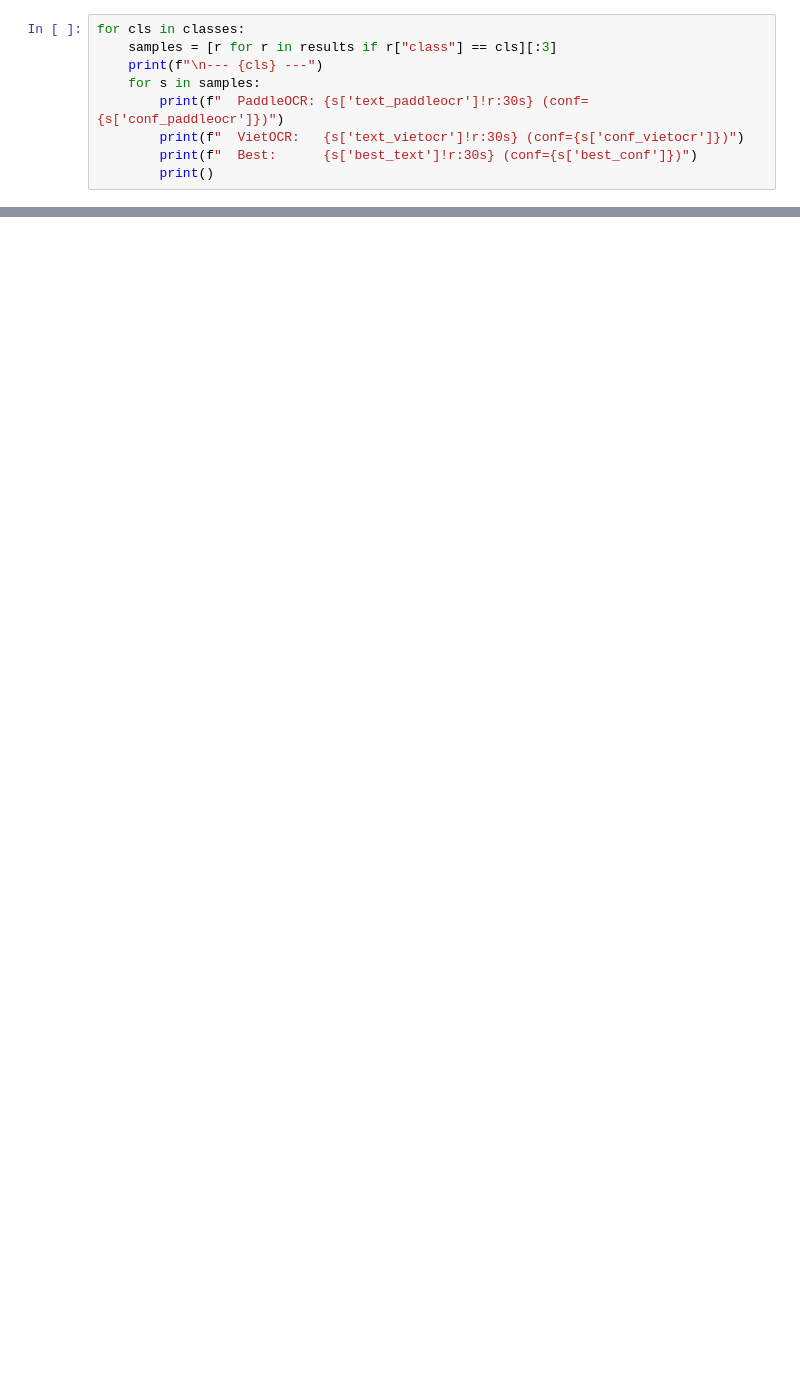
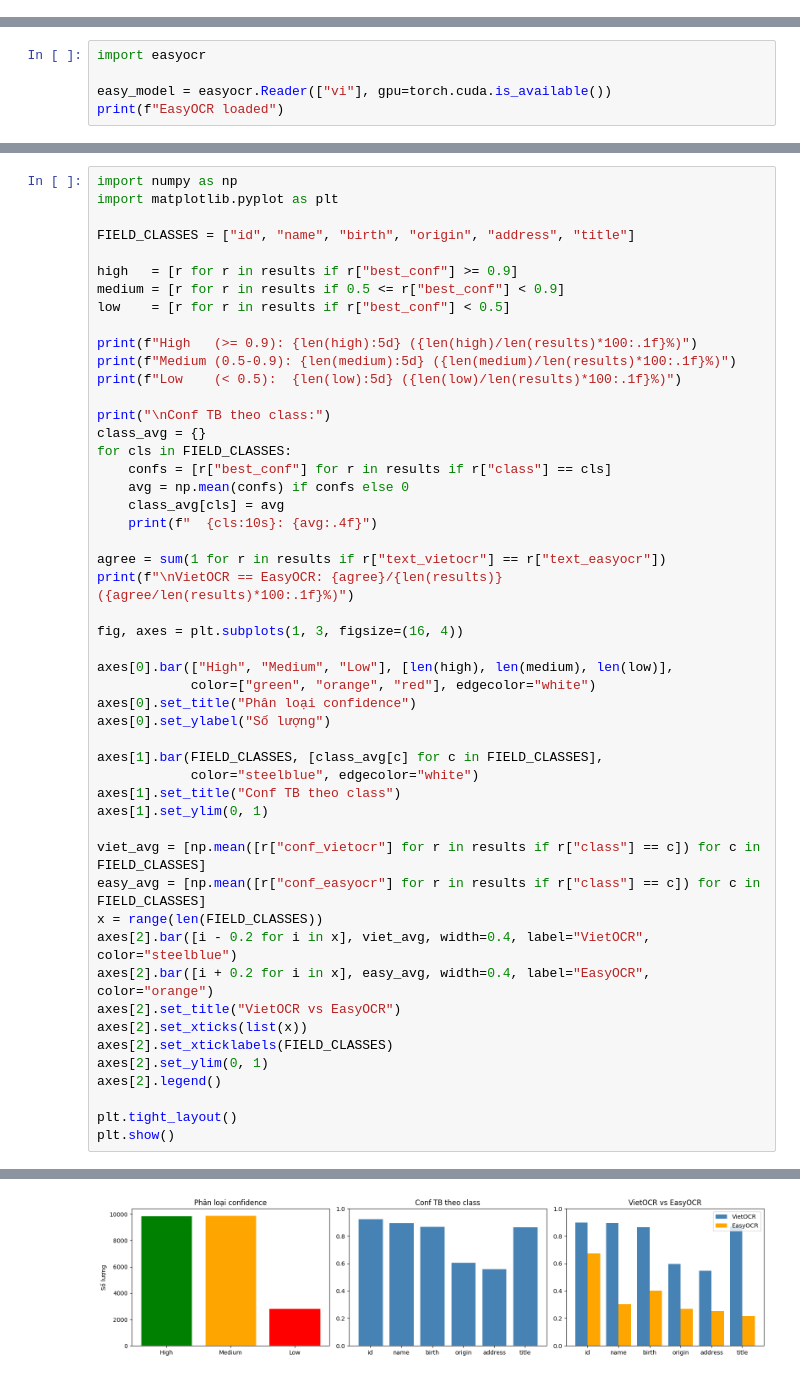
Before and after one commit to Datbadboiz11/Vietnamese-CCCD-Information-Extraction-System, a Jupyter notebook: scripts/generate_pseudo_labels.ipynb, the cells around one changed output, grey strips where cells are left out. Drawn from its saved outputs; the diff is of its cells as text; blank space fills up the shorter version.

```diff
--- a/scripts/generate_pseudo_labels.ipynb
+++ b/scripts/generate_pseudo_labels.ipynb
@@ -229,9 +0,0 @@ Confidence trung binh theo class
-# %%
-for cls in classes:
-    samples = [r for r in results if r["class"] == cls][:3]
-    print(f"\n--- {cls} ---")
-    for s in samples:
-        print(f"  PaddleOCR: {s['text_paddleocr']!r:30s} (conf={s['conf_paddleocr']})")
-        print(f"  VietOCR:   {s['text_vietocr']!r:30s} (conf={s['conf_vietocr']})")
-        print(f"  Best:      {s['best_text']!r:30s} (conf={s['best_conf']})")
-        print()
@@ -264,0 +84,5 @@ files.download(str(OUT_PATH))   # pseudo_labels.jsonl
+# %%
+import easyocr
+
+easy_model = easyocr.Reader(["vi"], gpu=torch.cuda.is_available())
+print(f"EasyOCR loaded")
@@ -264,0 +175,51 @@ files.download(str(OUT_PATH))   # pseudo_labels.jsonl
+# %%
+import numpy as np
+import matplotlib.pyplot as plt
+
+FIELD_CLASSES = ["id", "name", "birth", "origin", "address", "title"]
+
+high   = [r for r in results if r["best_conf"] >= 0.9]
+medium = [r for r in results if 0.5 <= r["best_conf"] < 0.9]
+low    = [r for r in results if r["best_conf"] < 0.5]
+
+print(f"High   (>= 0.9): {len(high):5d} ({len(high)/len(results)*100:.1f}%)")
+print(f"Medium (0.5-0.9): {len(medium):5d} ({len(medium)/len(results)*100:.1f}%)")
+print(f"Low    (< 0.5):  {len(low):5d} ({len(low)/len(results)*100:.1f}%)")
+
+print("\nConf TB theo class:")
+class_avg = {}
+for cls in FIELD_CLASSES:
+    confs = [r["best_conf"] for r in results if r["class"] == cls]
+    avg = np.mean(confs) if confs else 0
+    class_avg[cls] = avg
+    print(f"  {cls:10s}: {avg:.4f}")
+
+agree = sum(1 for r in results if r["text_vietocr"] == r["text_easyocr"])
+print(f"\nVietOCR == EasyOCR: {agree}/{len(results)} ({agree/len(results)*100:.1f}%)")
+
+fig, axes = plt.subplots(1, 3, figsize=(16, 4))
+
+axes[0].bar(["High", "Medium", "Low"], [len(high), len(medium), len(low)],
+            color=["green", "orange", "red"], edgecolor="white")
+axes[0].set_title("Phân loại confidence")
+axes[0].set_ylabel("Số lượng")
+
+axes[1].bar(FIELD_CLASSES, [class_avg[c] for c in FIELD_CLASSES],
+            color="steelblue", edgecolor="white")
+axes[1].set_title("Conf TB theo class")
+axes[1].set_ylim(0, 1)
+
+viet_avg = [np.mean([r["conf_vietocr"] for r in results if r["class"] == c]) for c in FIELD_CLASSES]
+easy_avg = [np.mean([r["conf_easyocr"] for r in results if r["class"] == c]) for c in FIELD_CLASSES]
+x = range(len(FIELD_CLASSES))
+axes[2].bar([i - 0.2 for i in x], viet_avg, width=0.4, label="VietOCR", color="steelblue")
+axes[2].bar([i + 0.2 for i in x], easy_avg, width=0.4, label="EasyOCR", color="orange")
+axes[2].set_title("VietOCR vs EasyOCR")
+axes[2].set_xticks(list(x))
+axes[2].set_xticklabels(FIELD_CLASSES)
+axes[2].set_ylim(0, 1)
+axes[2].legend()
+
+plt.tight_layout()
+plt.show()
+# %% [output]
@@ -264,0 +239 @@ files.download(str(OUT_PATH))   # pseudo_labels.jsonl
+[figure, added]
```
Also changed, not shown: parts of 38 cells of this notebook, 3 other files.
